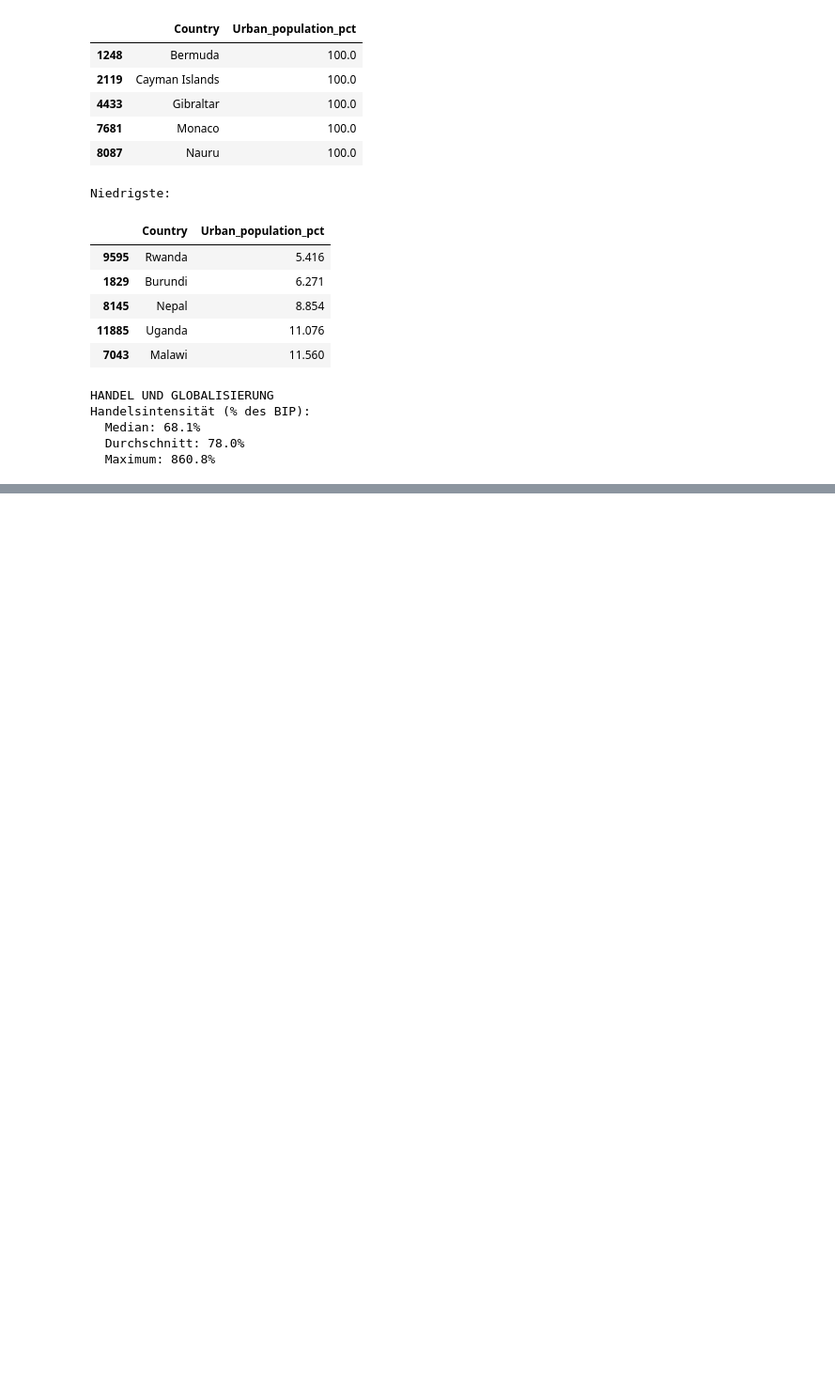
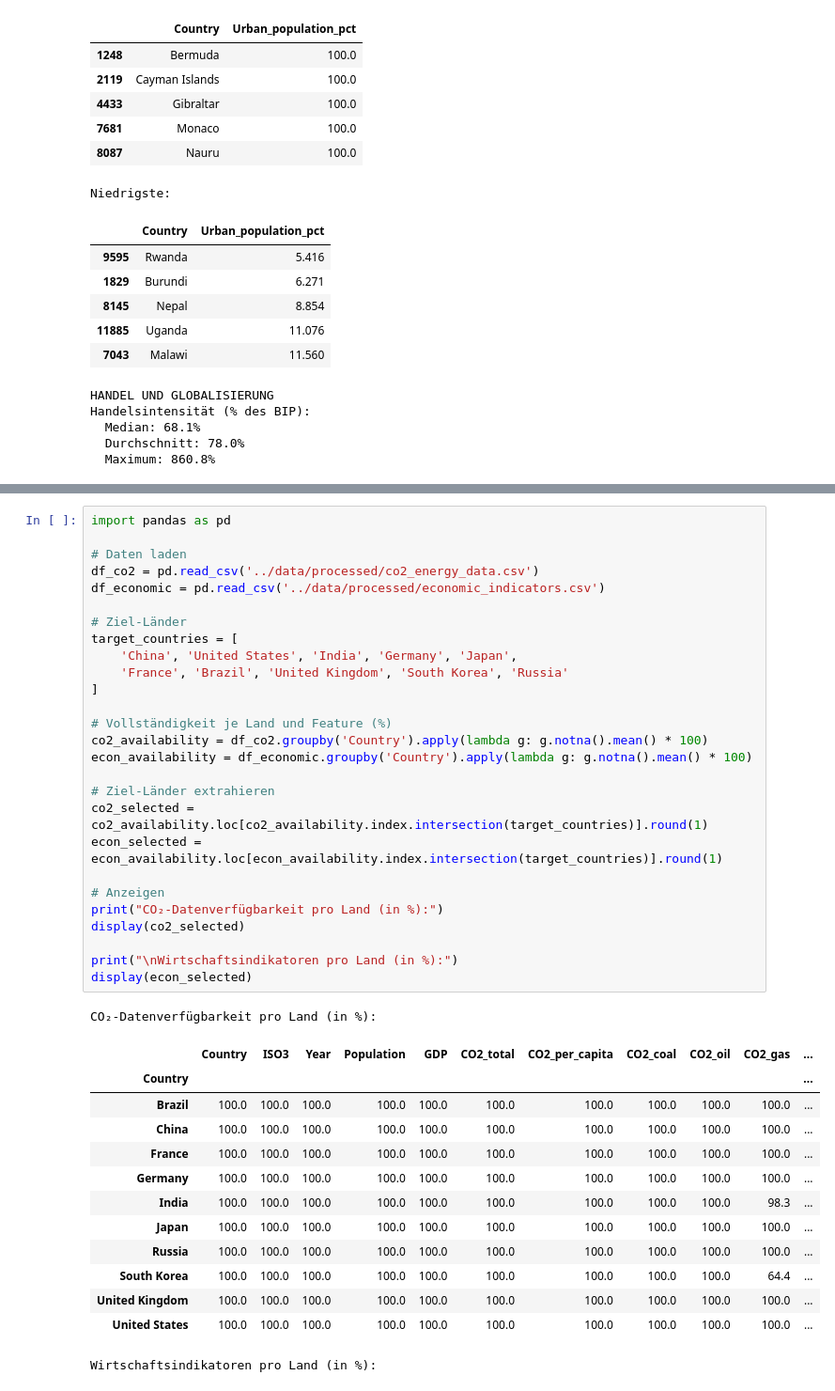
Before and after one commit to belavonwangenheim/group14-co2-NetZeroTrackers, a Jupyter notebook: notebooks/02_data_understanding.ipynb, the cells around one changed output, grey strips where cells are left out. Shown at 94% size. Cells and saved outputs as stored; diff of their text form; blank space fills up the shorter version.

```diff
--- a/notebooks/02_data_understanding.ipynb
+++ b/notebooks/02_data_understanding.ipynb
@@ -354,0 +400,42 @@ Handelsintensität (% des BIP):
+# %%
+import pandas as pd
+
+# Daten laden
+df_co2 = pd.read_csv('../data/processed/co2_energy_data.csv')
+df_economic = pd.read_csv('../data/processed/economic_indicators.csv')
+
+# Ziel-Länder
+target_countries = [
+    'China', 'United States', 'India', 'Germany', 'Japan',
+    'France', 'Brazil', 'United Kingdom', 'South Korea', 'Russia'
+]
+
+# Vollständigkeit je Land und Feature (%)
+co2_availability = df_co2.groupby('Country').apply(lambda g: g.notna().mean() * 100)
+econ_availability = df_economic.groupby('Country').apply(lambda g: g.notna().mean() * 100)
+
+# Ziel-Länder extrahieren
+co2_selected = co2_availability.loc[co2_availability.index.intersection(target_countries)].round(1)
+econ_selected = econ_availability.loc[econ_availability.index.intersection(target_countries)].round(1)
+
+# Anzeigen
+print("CO₂-Datenverfügbarkeit pro Land (in %):")
+display(co2_selected)
+
+print("\nWirtschaftsindikatoren pro Land (in %):")
+display(econ_selected)
+# %% [output]
+CO₂-Datenverfügbarkeit pro Land (in %):
+|  | Country | ISO3 | Year | Population | GDP | CO2_total | CO2_per_capita | CO2_coal | CO2_oil | CO2_gas | ... |
+| Country |  |  |  |  |  |  |  |  |  |  | ... |
+| Brazil | 100.0 | 100.0 | 100.0 | 100.0 | 100.0 | 100.0 | 100.0 | 100.0 | 100.0 | 100.0 | ... |
+| China | 100.0 | 100.0 | 100.0 | 100.0 | 100.0 | 100.0 | 100.0 | 100.0 | 100.0 | 100.0 | ... |
+| France | 100.0 | 100.0 | 100.0 | 100.0 | 100.0 | 100.0 | 100.0 | 100.0 | 100.0 | 100.0 | ... |
+| Germany | 100.0 | 100.0 | 100.0 | 100.0 | 100.0 | 100.0 | 100.0 | 100.0 | 100.0 | 100.0 | ... |
+| India | 100.0 | 100.0 | 100.0 | 100.0 | 100.0 | 100.0 | 100.0 | 100.0 | 100.0 | 98.3 | ... |
+| Japan | 100.0 | 100.0 | 100.0 | 100.0 | 100.0 | 100.0 | 100.0 | 100.0 | 100.0 | 100.0 | ... |
+| Russia | 100.0 | 100.0 | 100.0 | 100.0 | 100.0 | 100.0 | 100.0 | 100.0 | 100.0 | 100.0 | ... |
+| South Korea | 100.0 | 100.0 | 100.0 | 100.0 | 100.0 | 100.0 | 100.0 | 100.0 | 100.0 | 64.4 | ... |
+| United Kingdom | 100.0 | 100.0 | 100.0 | 100.0 | 100.0 | 100.0 | 100.0 | 100.0 | 100.0 | 100.0 | ... |
+| United States | 100.0 | 100.0 | 100.0 | 100.0 | 100.0 | 100.0 | 100.0 | 100.0 | 100.0 | 100.0 | ... |
+Wirtschaftsindikatoren pro Land (in %):
```
Also changed, not shown: parts of 9 cells of this notebook, 1 other file.
